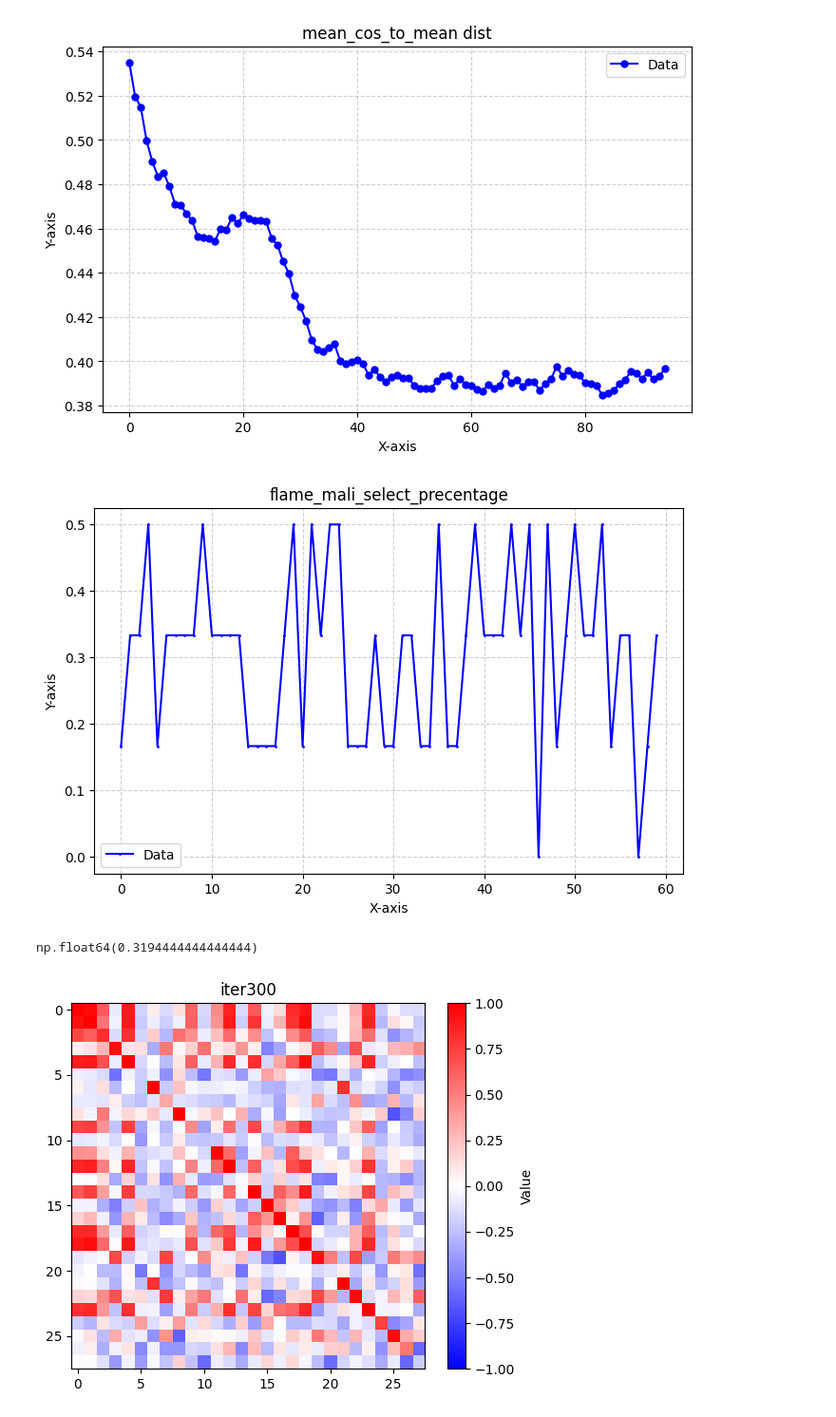
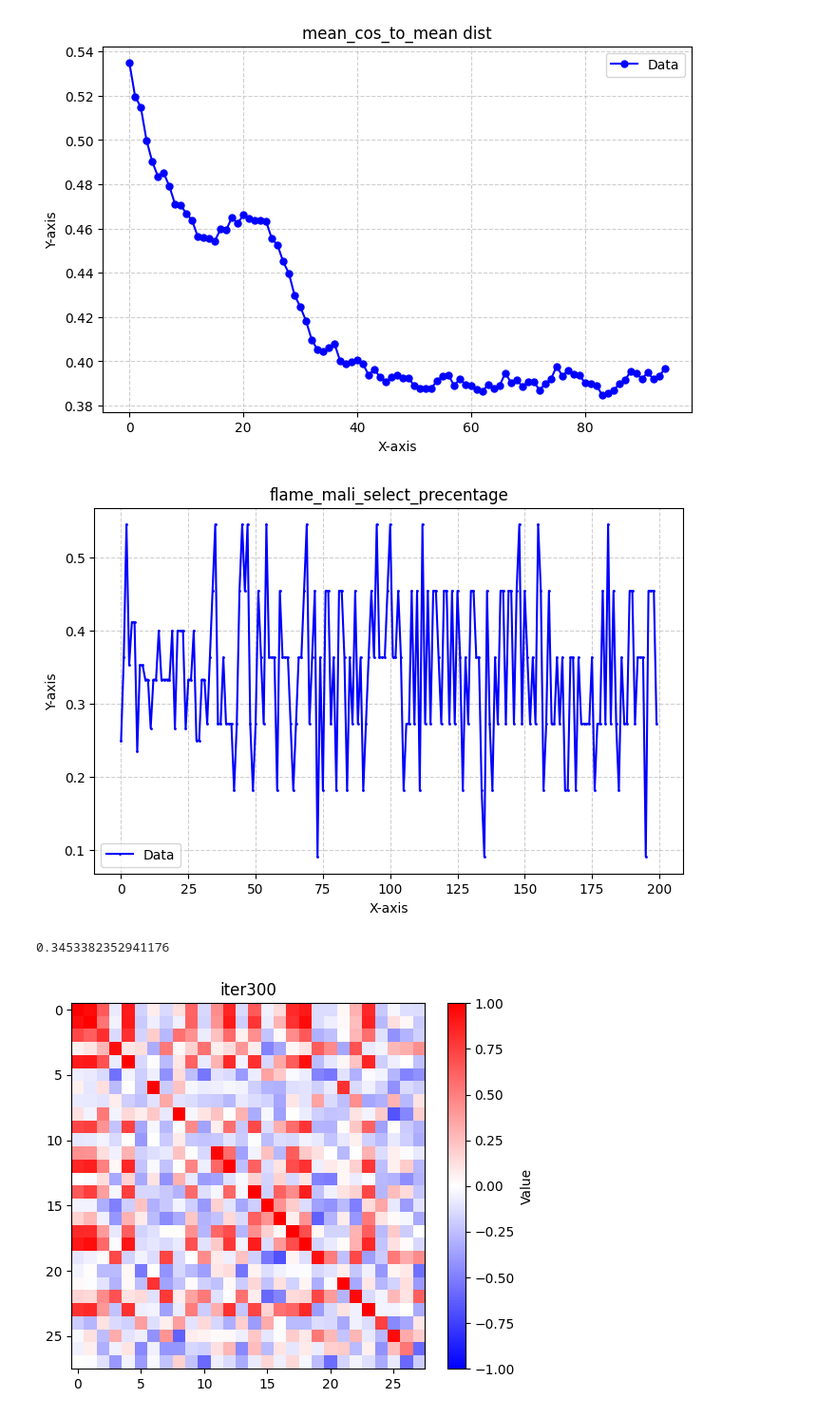
Before and after one commit to yangland/FedREDefense, a Jupyter notebook: npz_reader.ipynb, the cells around one changed output. Shown at 95% size. Saved outputs shown, nothing was run; the diff lists cells and outputs as text; code cells hidden in the pictures.

```diff
--- a/npz_reader.ipynb
+++ b/npz_reader.ipynb
@@ -69,5 +69,5 @@ def plot_matrix(matrix, title='Matrix Visualization'):
     plt.title(title)
     plt.show()
 # %%
-one = np.load('results/Mar.04_07.26.09/logfilesxp_9517283.npz')
+one = np.load('results/Mar.04_21.16.51/logfilesxp_6009783.npz')
 # %%
@@ -96,13 +94,13 @@ plot_curve(1-b['mean_cos_to_mean'], title='mean_cos_to_mean dist')
 # %% [output]
 [figure]
 # %%
-plot_curve(b['flame_mali_select_precentage'], title='flame_mali_select_precentage')
+plot_curve(one['flame_mali_select_precentage'], title='flame_mali_select_precentage')
 # %% [output]
-[figure, old version]
+[figure, new version]
 # %%
 np.mean(one['flame_mali_select_precentage'])
 # %% [output]
-np.float64(0.3194444444444444)
+0.3453382352941176
 # %%
 iter1_max = [[ 9.9497e-01,  9.5617e-01,  6.4702e-01, -8.5249e-02,  8.9805e-01,
          -1.7359e-01,  7.6230e-02, -1.4822e-01,  1.2964e-01,  6.0380e-01,
```
Also changed, not shown: parts of 3 cells of this notebook, 9 other files.
